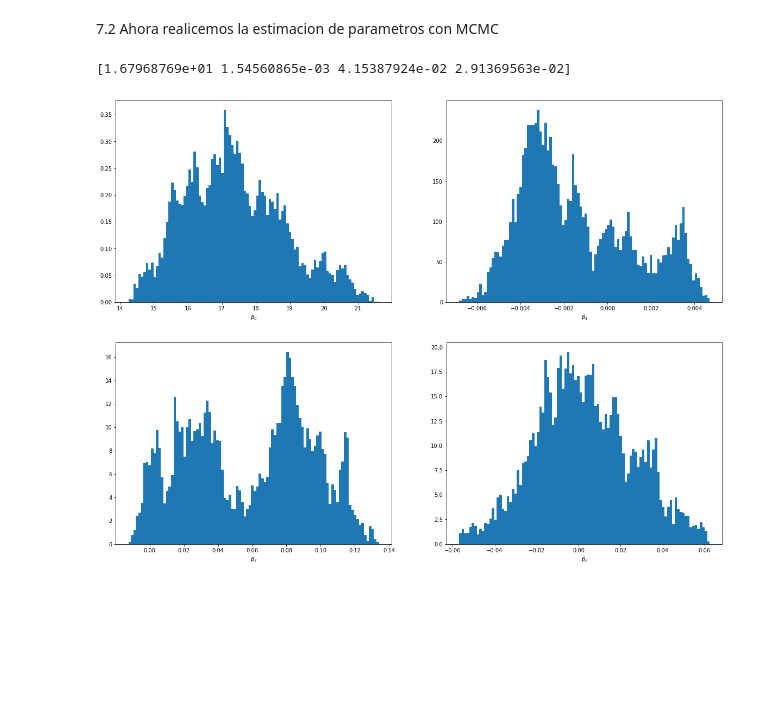
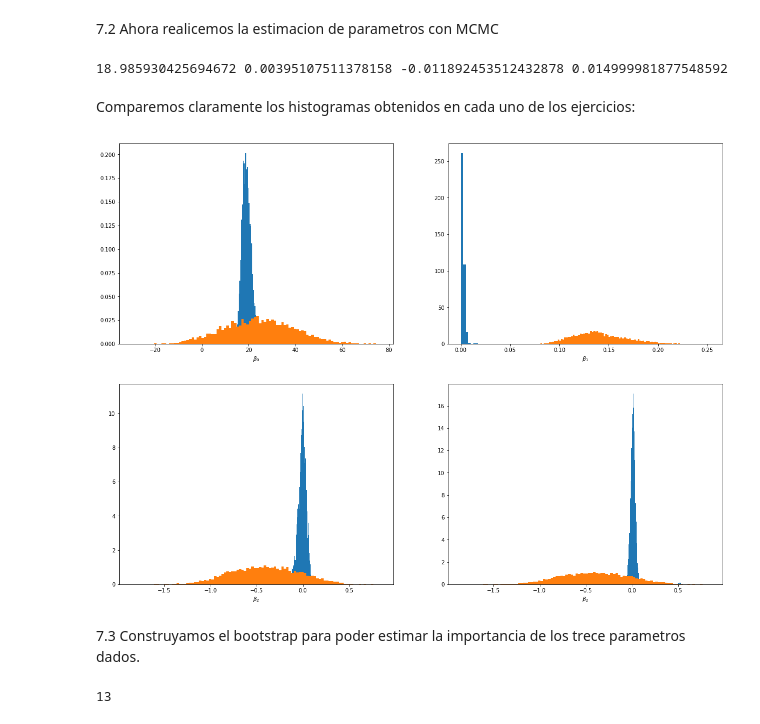
Before and after one commit to YvanDavidHerChar/MetodosComputacionalesAvanzados, a Jupyter notebook: RecetasYvanescas/Semana7-2.ipynb, the cells around one changed output. Saved outputs shown, nothing was run; the diff lists cells and outputs as text; code cells hidden in the pictures; blank space fills up the shorter version.

```diff
--- a/RecetasYvanescas/Semana7-2.ipynb
+++ b/RecetasYvanescas/Semana7-2.ipynb
@@ -84,15 +84,15 @@ def loglikelihood(x_obs, y_obs, y_sigma_obs, params):
     return np.sum(d - np.log(norm))
 
 def logprior(param):
-    if (param[0]) < 100 and  (param[0])>(-30) and (param[0]) < 100 and  (param[1])>(-0.5) and (param[1]) < 0.5 and  (param[2])>(-2) and (param[3]) < 2 and  (param[3])>(-2):
+    if (param[0]) < 100 and  (param[0])>(-30) and (param[2]) < 2 and  (param[1])>(0) and (param[1]) < 1 and  (param[2])>(-2) and (param[3]) < 2 and  (param[3])>(-2):
         p = 0
     else:
         p = -np.inf
     return p
 # %%
 def metropolis(x_obs, y_obs,y_sigma_obs,p, N = 100000):
-    l_param = [[20,0,0,0]]
-    sigma_param = [1,0.0001,0.001,0.001]
+    l_param = [[20,0.25,0,0]]
+    sigma_param = [1,0.001,0.01,0.01]
     n_param = p
     logposterior = [0]
     for i in range(1,N):
@@ -115,26 +115,32 @@ def metropolis(x_obs, y_obs,y_sigma_obs,p, N = 100000):
     return l_param, logposterior
 # %%
 param, posterior = metropolis(x_obs, y_obs,y_sigma_obs,4)
-print(param[-1])
+print(np.mean(param[:,0]), np.mean(param[:,1]), np.mean(param[:,2]), np.mean(param[:,3]))
 # %% [output]
-[1.67968769e+01 1.54560865e-03 4.15387924e-02 2.91369563e-02]
+18.985930425694672 0.00395107511378158 -0.011892453512432878 0.014999981877548592
+# %% [markdown]
+Comparemos claramente los histogramas obtenidos en cada uno de los ejercicios:
 # %%
 plt.figure(figsize=(20,15))
 
 plt.subplot(221)
 _= plt.hist(param[:,0],bins=100, density=True)
+_ = plt.hist(beta_0, bins=100, density=True)
 _ = plt.xlabel(r'$\beta_0$')
 
 plt.subplot(222)
 _= plt.hist(param[:,1],bins=100, density=True)
+_ = plt.hist(beta_1, bins=100, density=True)
 _ = plt.xlabel(r'$\beta_1$')
 
 plt.subplot(223)
 _= plt.hist(param[:,2],bins=100, density=True)
+_ = plt.hist(beta_2, bins=100, density=True)
 _ = plt.xlabel(r'$\beta_2$')
 
 plt.subplot(224)
 _= plt.hist(param[:,3],bins=100, density=True)
+_ = plt.hist(beta_3, bins=100, density=True)
 _ = plt.xlabel(r'$\beta_2$')
 # %% [output]
-[figure, old version]
+[figure, new version]
@@ -142,0 +147,12 @@ print("Sacamos los betas mas probables"np.mean(param[:,0]), np.mean(param[:,1]),
+# %% [markdown]
+7.3 Construyamos el bootstrap para poder estimar la importancia de los trece parametros dados.
+# %%
+k=['MPG.city', 'MPG.highway', 'EngineSize',
+   'Horsepower', 'RPM', 'Rev.per.mile',
+   'Fuel.tank.capacity', 'Passengers', 'Length',
+   'Wheelbase', 'Width', 'Turn.circle', 'Weight']
+X = data[k]
+Y = data['Price'].values.reshape(-1,1)
+len(k)
+# %% [output]
+13
```
Also changed, not shown: parts of 8 cells of this notebook.
